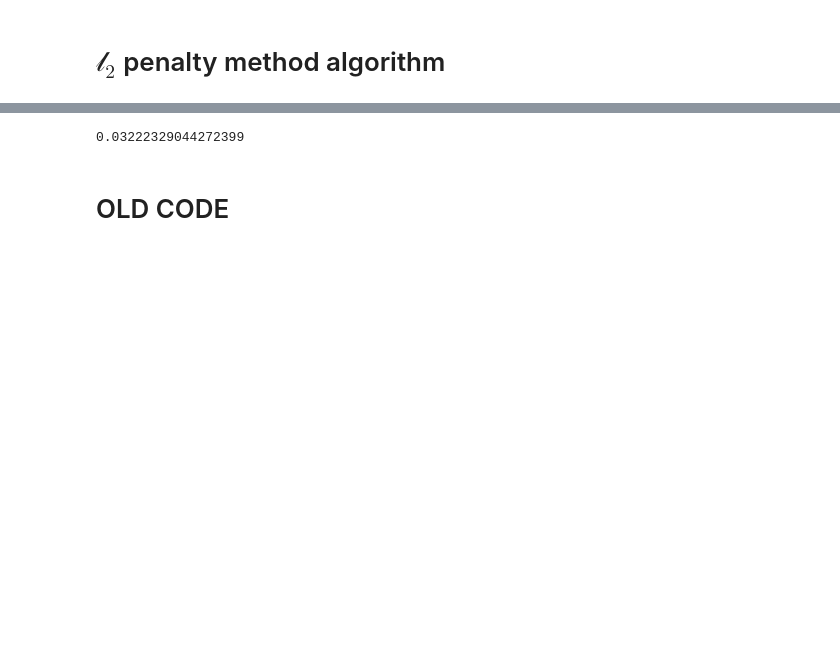
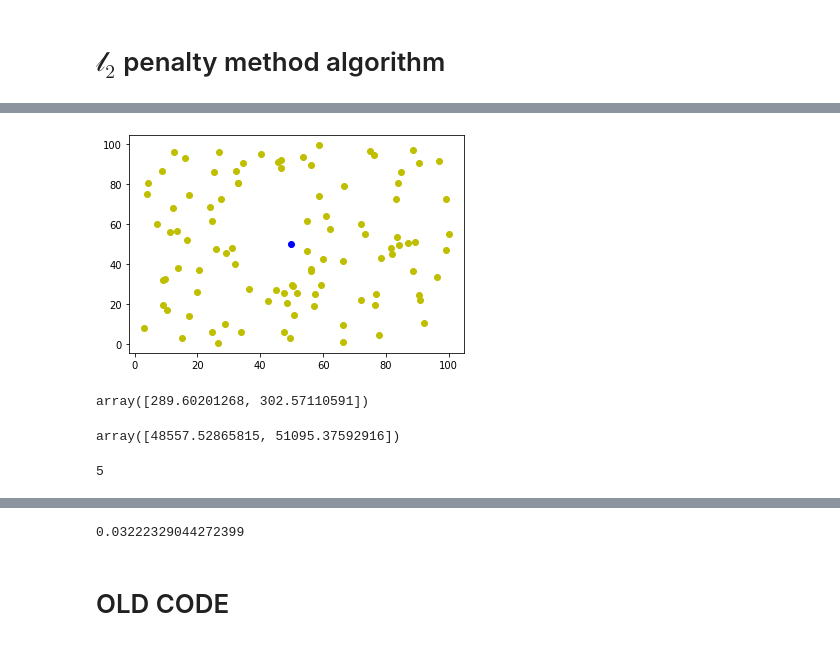
Before and after one commit to Swanchris/OPS-Research-Group-Project, a Jupyter notebook: code.ipynb, the cells around one changed output, grey strips where cells are left out. Cells and saved outputs as stored; diff of their text form; code cells hidden in the pictures; blank space fills up the shorter version.

```diff
--- a/code.ipynb
+++ b/code.ipynb
@@ -34,0 +96,39 @@ def Descent(x,k, EPSILON):
+# %%
+def stepsize(s1, s0, X, k, b): # Barzilai-Borwein step-size (quasi-newton origin)
+    nom = np.dot(s1 - s0, P_grad(s1, X ,k, b) - P_grad(s0, X ,k, b))
+    denom = np.linalg.norm( P_grad(s1, X ,k, b) - P_grad(s0, X ,k, b) )**2
+    return nom/denom
+# Note: Direction is just steepest descent
+def GD(s, X, lam ,k, b):
+    return s - lam*P_grad(s, X ,k, b)
+# %%
+# generate FIELDSIZE random pts in R^2 \in (0,SCALE)
+X_points = [ [ random.random()*SCALE, random.random()*SCALE ] for i in range(FIELDSIZE) ]
+
+# generate an inital point S in the plain of X
+S_0 = [ random.random()*SCALE, random.random()*SCALE ]
+# %%
+def Descent(s, X, init_step, EPSILON):
+    b = beta(s, X)
+    s0 = np.array(s)
+    k = 1
+    s_list = [s0]
+    lam = init_step
+    s1 = GD(s0, X, lam ,k, b)
+    s_list.append(s1)
+    N = Norm(s1 - s0)
+    Norm_list = [N]
+
+    while N > EPSILON:
+        b = beta(s, X)
+        lam = stepsize(s1, s0, X, k, b)
+        s0 = s1
+        s1 = GD(s0, X, lam, k, b)
+        s_list.append(s1)
+        N = Norm(s1 - s0)
+        Norm_list.append(N)
+        k += 1
+
+    return np.array([ s_list, Norm_list ])
+# %%
+TEST = Descent( np.array([5,5]), X_points, 0.1, 1e-10)
@@ -35,2 +163,22 @@ def Descent(x,k, EPSILON):
+# %%
+x_ax = [X_points[i][0] for i in range(len(X_points))]
+y_ax = [X_points[i][1] for i in range(len(X_points))]
+plt.scatter(x_ax, y_ax, c ='y')
+plt.scatter(TEST[0][-3][0],TEST[0][-3][1], c = 'b' )
+plt.show()
+# %% [output]
+[figure, added]
+# %%
+TEST[0][-1]
+# %% [output]
+array([289.60201268, 302.57110591])
+# %%
+P_grad(TEST[0][-1], X_points, 1)
+# %% [output]
+array([48557.52865815, 51095.37592916])
+# %%
+TEST[0][0][0]
+# %% [output]
+5
 # %%
 x0 = np.array([5,5])
```
Also changed, not shown: parts of 18 cells of this notebook.
